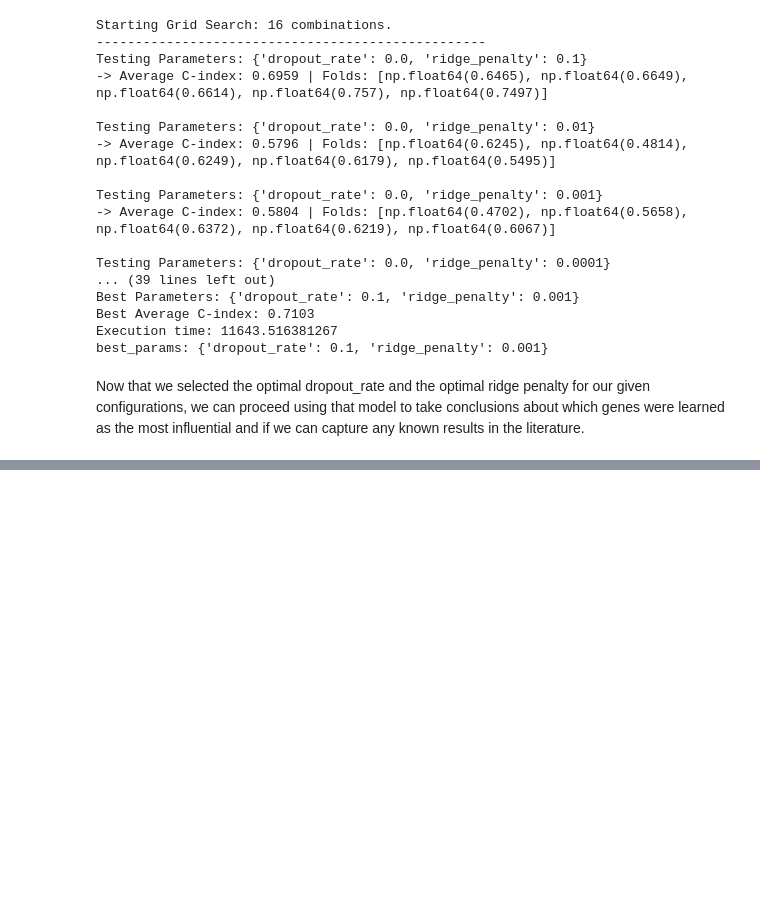
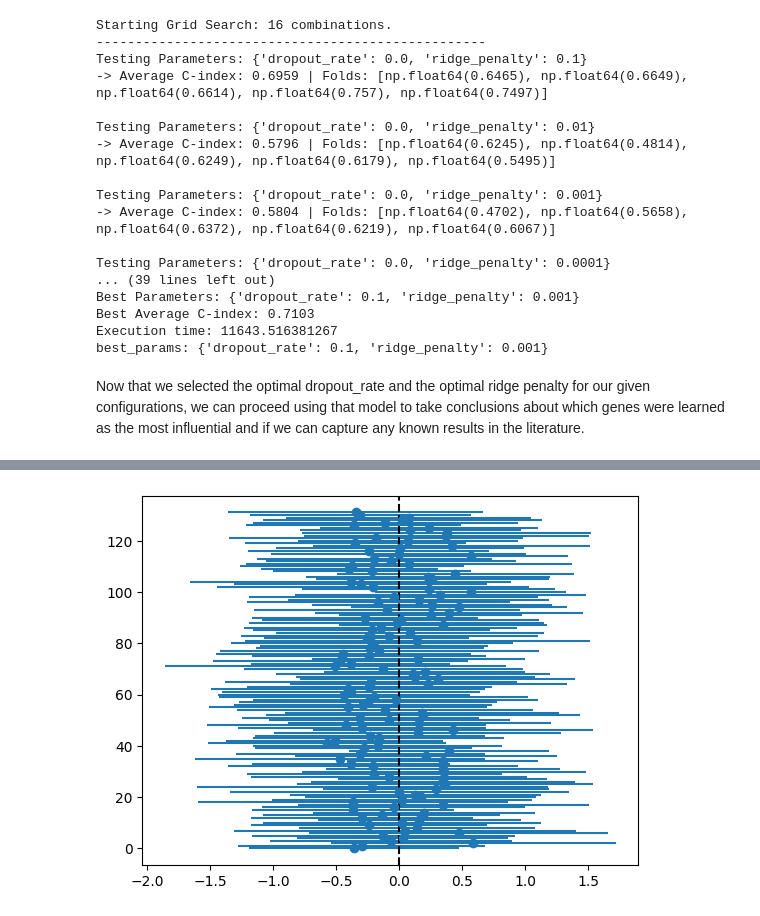
Before and after one commit to nhilariosilva/thetaflow_method_paper, a Jupyter notebook: TCGA-BRCA/Cox-nnet replication-KIRC.ipynb, the cells around one changed output, grey strips where cells are left out. Saved outputs shown, nothing was run; the diff lists cells and outputs as text; code cells hidden in the pictures; blank space fills up the shorter version.

```diff
--- a/TCGA-BRCA/Cox-nnet replication-KIRC.ipynb
+++ b/TCGA-BRCA/Cox-nnet replication-KIRC.ipynb
@@ -495,0 +589,23 @@ Now that we selected the optimal dropout_rate and the optimal ridge penalty for
+# %%
+alpha = 0.05
+z_norm = norm.ppf(1-alpha/2)
+
+betas_lower = beta_weights - z_norm * np.sqrt( np.diag(model_nesterov_longrun.weights_covariance) )
+betas_upper = beta_weights + z_norm * np.sqrt( np.diag(model_nesterov_longrun.weights_covariance) )
+
+lower_error = beta_weights - betas_lower
+upper_error = betas_upper - beta_weights
+
+xerr = np.vstack([lower_error, upper_error])
+
+plt.errorbar(
+    beta_weights,
+    np.arange(beta_weights.shape[0]),
+    xerr = xerr,
+    fmt="o"
+)
+plt.axvline(0, linestyle = "dashed", color = "black")
+
+plt.show()
+# %% [output]
+[figure, added]
```
Also changed, not shown: parts of 17 cells of this notebook.
